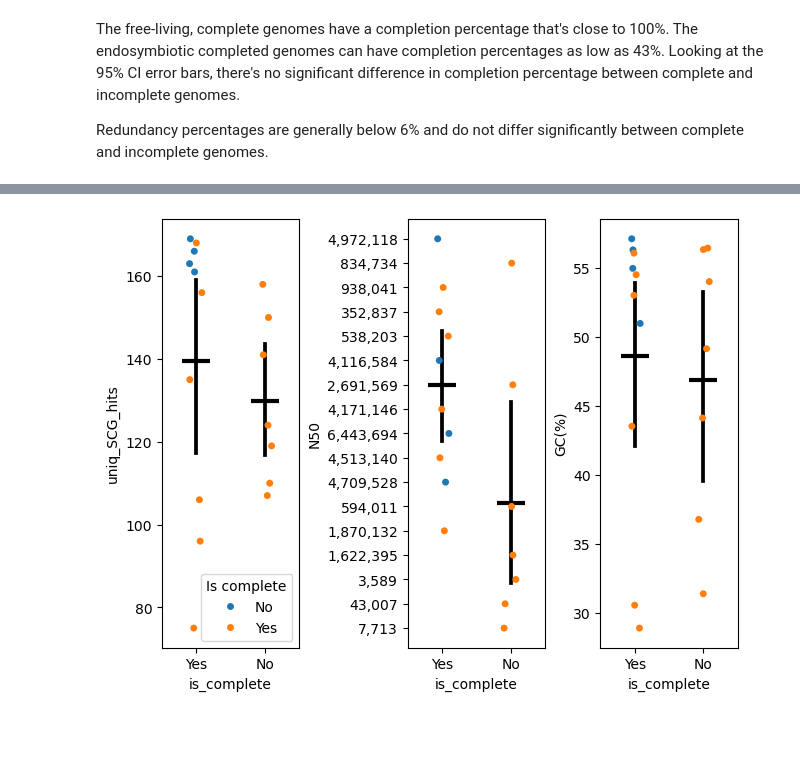
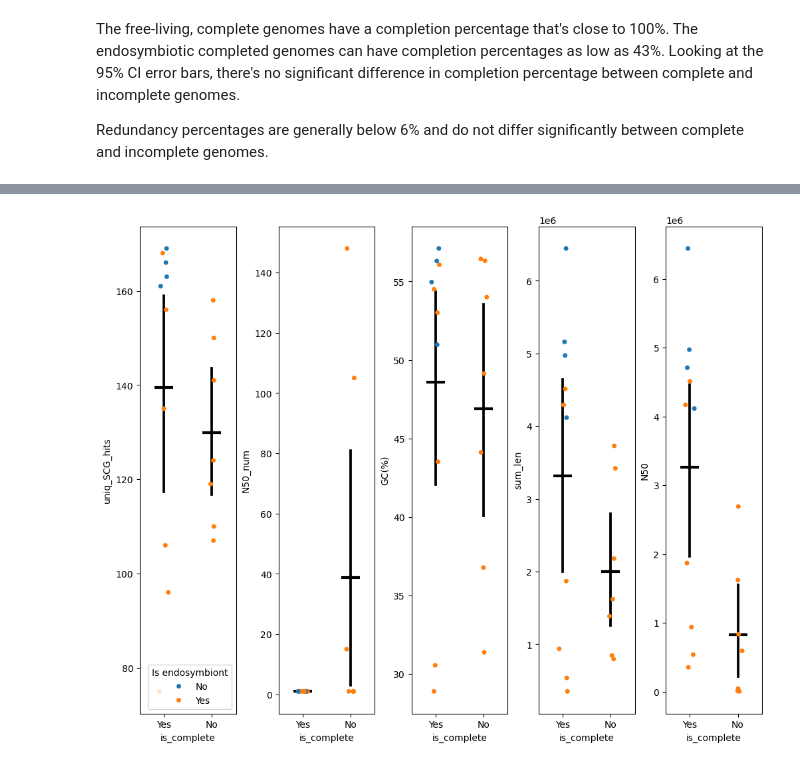
Before and after one commit to drumfreakk/GBI_endosymbiosis, a Jupyter notebook: endosymbiosis_logbook.ipynb, the cells around one changed output, grey strips where cells are left out. Cells and saved outputs as stored; diff of their text form; code cells hidden in the pictures; blank space fills up the shorter version.

```diff
--- a/endosymbiosis_logbook.ipynb
+++ b/endosymbiosis_logbook.ipynb
@@ -94,18 +141,25 @@ df
 # %%
-fig, axes = plt.subplots(1,3,constrained_layout=True)
+fig, axes = plt.subplots(1,5,constrained_layout=True)
 
 sns.stripplot(data=df,x="is_complete",y="uniq_SCG_hits",hue="is_endosymb", ax = axes[0])
 sns.pointplot(data=df,x="is_complete",y="uniq_SCG_hits",linestyle="none",errorbar="ci",marker="_",markersize=20,markeredgewidth=3,ax=axes[0],color="black")
 
-sns.stripplot(data=df,x="is_complete",y="N50",hue="is_endosymb", ax = axes[1],legend=False)
-sns.pointplot(data=df,x="is_complete",y="N50",linestyle="none", errorbar="ci", marker="_",markersize=20,markeredgewidth=3,ax=axes[1],color="black")
+sns.stripplot(data=df,x="is_complete",y="N50_num",hue="is_endosymb", ax = axes[1],legend=False)
+sns.pointplot(data=df,x="is_complete",y="N50_num",linestyle="none", errorbar="ci", marker="_",markersize=20,markeredgewidth=3,ax=axes[1],color="black")
 
 sns.stripplot(data=df,x="is_complete",y="GC(%)",hue="is_endosymb", ax = axes[2],legend=False)
 sns.pointplot(data=df,x="is_complete",y="GC(%)",linestyle="none", errorbar="ci", marker="_",markersize=20,markeredgewidth=3,ax=axes[2],color="black")
 
+sns.stripplot(data=df,x="is_complete",y="sum_len",hue="is_endosymb", ax = axes[3],legend=False)
+sns.pointplot(data=df,x="is_complete",y="sum_len",linestyle="none", errorbar="ci", marker="_",markersize=20,markeredgewidth=3,ax=axes[3],color="black")
+
+sns.stripplot(data=df,x="is_complete",y="N50",hue="is_endosymb", ax = axes[4],legend=False)
+sns.pointplot(data=df,x="is_complete",y="N50",linestyle="none", errorbar="ci", marker="_",markersize=20,markeredgewidth=3,ax=axes[4],color="black")
+
 handles, labels = axes[2].get_legend_handles_labels()
-axes[0].legend(title="Is complete", loc='lower right')
+axes[0].legend(title="Is endosymbiont", loc='lower right')
 
+fig.set_size_inches(10, 8)
 plt.show()
 # %% [output]
-[figure, old version]
+[figure, new version]
```
Also changed, not shown: parts of 10 cells of this notebook, 4 other files.
